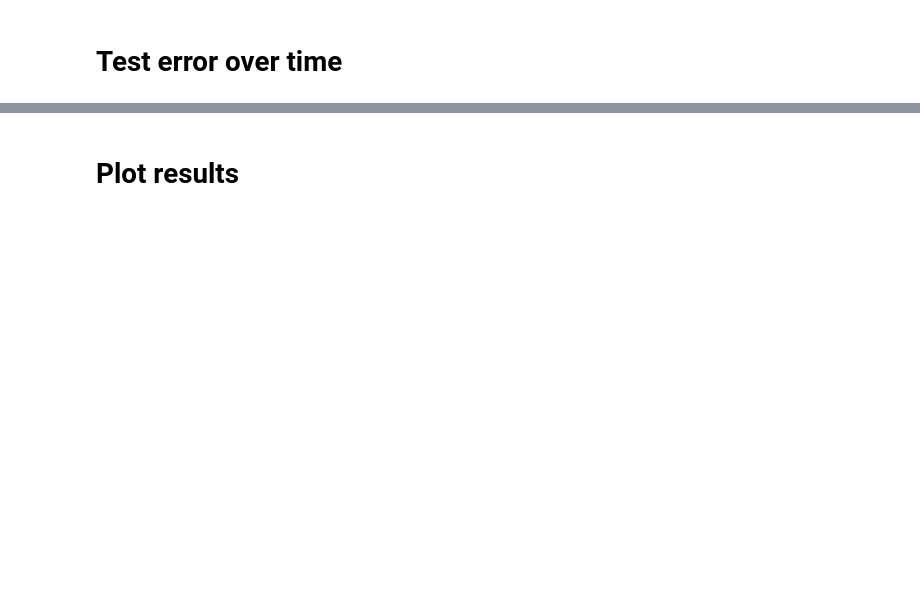
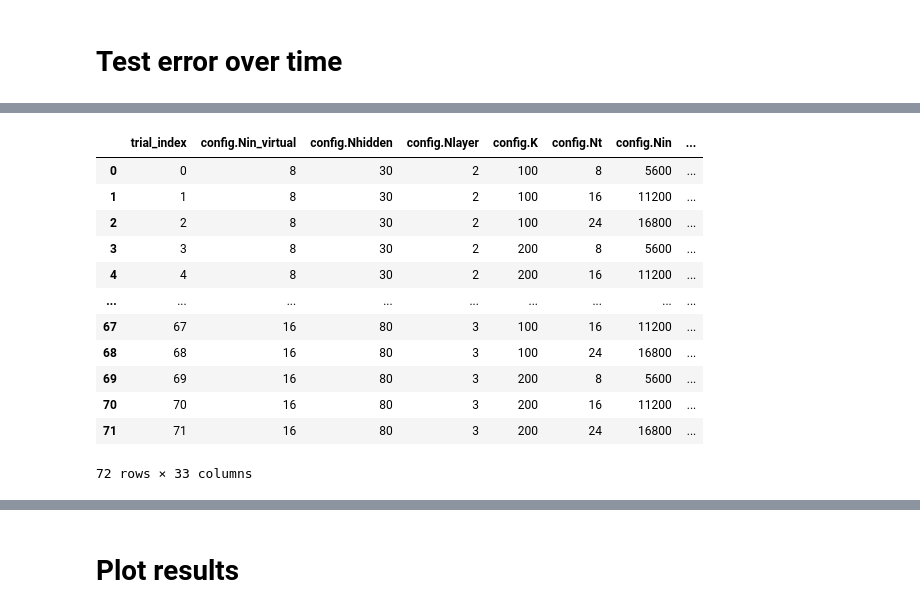
Before and after one commit to carlowenig/spikegd-carlo, a Jupyter notebook: experiments/heidelberg/heidelberg.ipynb, the cells around one changed output, grey strips where cells are left out. Drawn from its saved outputs; the diff is of its cells as text; code cells hidden in the pictures; blank space fills up the shorter version.

Commit message:
perform SHD grid search
reached 83.3% accuracy

```diff
--- a/experiments/heidelberg/heidelberg.ipynb
+++ b/experiments/heidelberg/heidelberg.ipynb
@@ -141,3 +340,31 @@ plot_error(ax, metrics, config_theta)
+# %%
+def load_grid_results(filename: str = "latest"):
+    if filename == "latest":
+        from glob import glob
+
+        filenames = glob("grid_results_*.yaml")
+        filename = max(filenames)
+
+    with open(filename, "r") as f:
+        results = yaml.safe_load(f)
+
+    return pd.DataFrame([result for key, result in results.items() if key.startswith("trial_")])
+# %%
+load_grid_results()
+# %% [output]
+|  | trial_index | config.Nin_virtual | config.Nhidden | config.Nlayer | config.K | config.Nt | config.Nin | ... |
+| 0 | 0 | 8 | 30 | 2 | 100 | 8 | 5600 | ... |
+| 1 | 1 | 8 | 30 | 2 | 100 | 16 | 11200 | ... |
+| 2 | 2 | 8 | 30 | 2 | 100 | 24 | 16800 | ... |
+| 3 | 3 | 8 | 30 | 2 | 200 | 8 | 5600 | ... |
+| 4 | 4 | 8 | 30 | 2 | 200 | 16 | 11200 | ... |
+| ... | ... | ... | ... | ... | ... | ... | ... | ... |
+| 67 | 67 | 16 | 80 | 3 | 100 | 16 | 11200 | ... |
+| 68 | 68 | 16 | 80 | 3 | 100 | 24 | 16800 | ... |
+| 69 | 69 | 16 | 80 | 3 | 200 | 8 | 5600 | ... |
+| 70 | 70 | 16 | 80 | 3 | 200 | 16 | 11200 | ... |
+| 71 | 71 | 16 | 80 | 3 | 200 | 24 | 16800 | ... |
+72 rows × 33 columns
 # %%
 
 def run_example_theta(p: list, config: dict) -> dict:
```
Also changed, not shown: parts of 11 cells of this notebook, 7 other files.
